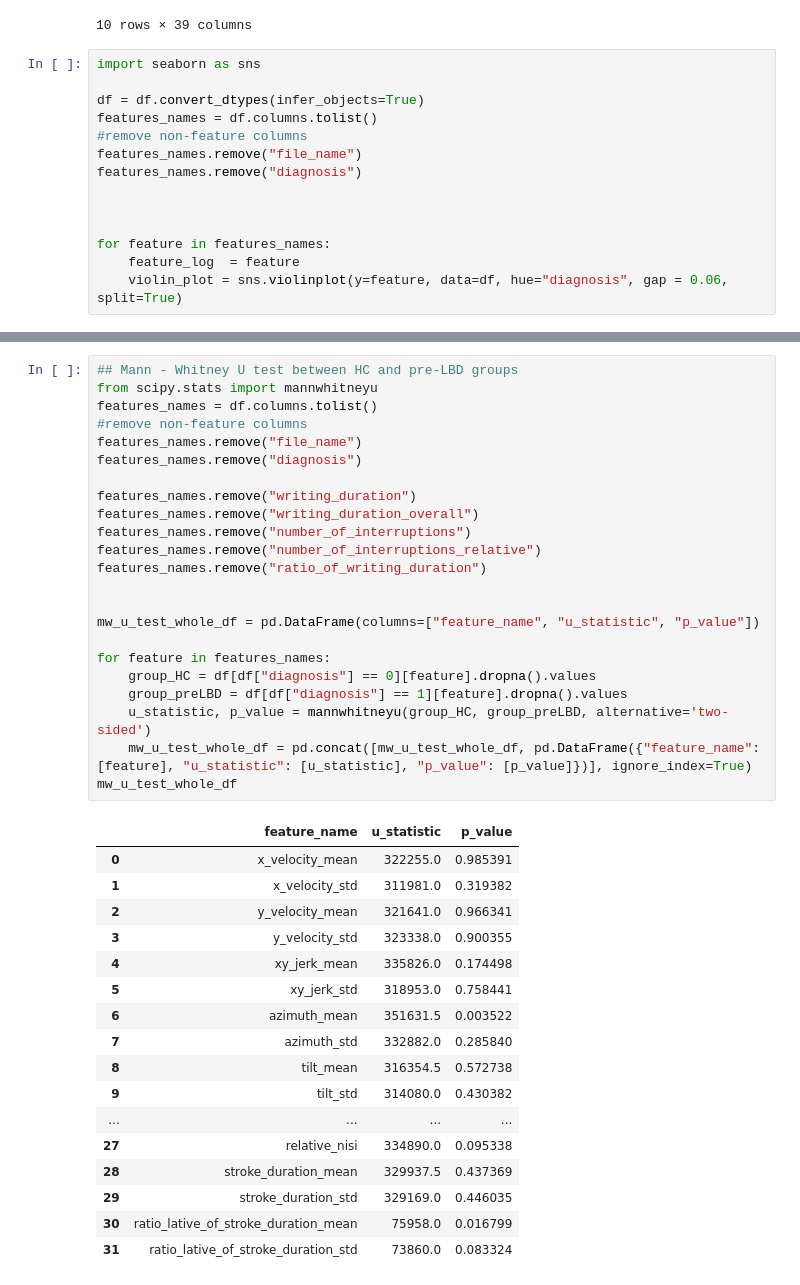
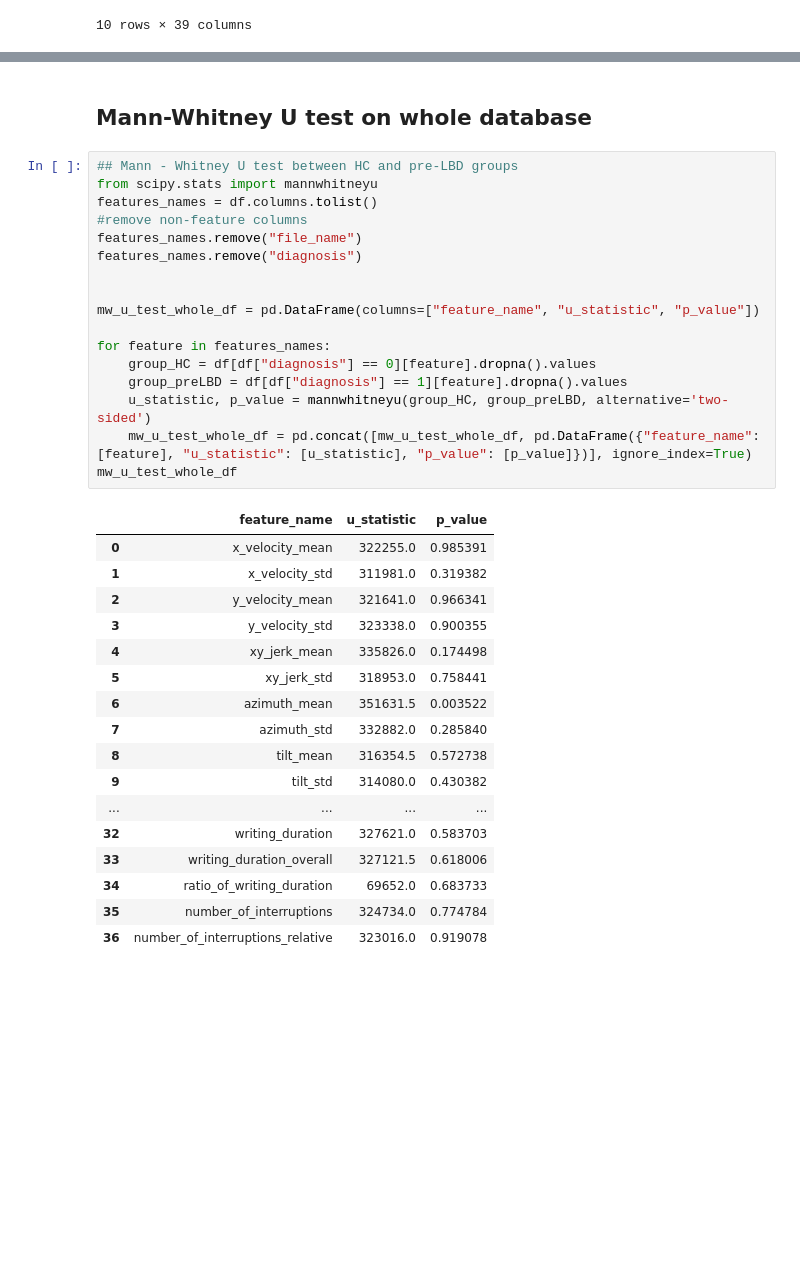
Before and after one commit to RichardLadislav/DOLPHIN-NDD_diagnostic, a Jupyter notebook: handcrafted_features_extraction/hf_analysis_refactor.ipynb, the cells around one changed output, grey strips where cells are left out. Saved outputs shown, nothing was run; the diff lists cells and outputs as text; blank space fills up the shorter version.

Commit message:
+markdown comments, +sigmoid quantil function, +violin plots 3 in row

```diff
--- a/handcrafted_features_extraction/hf_analysis_refactor.ipynb
+++ b/handcrafted_features_extraction/hf_analysis_refactor.ipynb
@@ -455,17 +438,3 @@ df.head(10)
 | 8 | HC-1#1_w.cz.fnusa.3_2.svc | 1 | 33.793248 | 28.655449 | 20.656390 | 22.870149 | 12637.708275 | ... |
 | 9 | HC-1#1_w.cz.fnusa.3_3.svc | 1 | 31.205703 | 26.987781 | 17.878599 | 18.739344 | 10020.598093 | ... |
 10 rows × 39 columns
-# %%
-import seaborn as sns
-
-df = df.convert_dtypes(infer_objects=True)
-features_names = df.columns.tolist()
-#remove non-feature columns
-features_names.remove("file_name")
-features_names.remove("diagnosis")
-
-
-
-for feature in features_names:
-    feature_log  = feature
-    violin_plot = sns.violinplot(y=feature, data=df, hue="diagnosis", gap = 0.06, split=True)
@@ -474,41 +527,37 @@ AttributeError: 'DataFrame' object has no attribute 'convert_objects'
+# %% [markdown]
+## Mann-Whitney U test on whole database
 # %%
 ## Mann - Whitney U test between HC and pre-LBD groups
 from scipy.stats import mannwhitneyu
 features_names = df.columns.tolist()
 #remove non-feature columns
 features_names.remove("file_name")
 features_names.remove("diagnosis")
-
-features_names.remove("writing_duration")
-features_names.remove("writing_duration_overall")
-features_names.remove("number_of_interruptions")
-features_names.remove("number_of_interruptions_relative")
-features_names.remove("ratio_of_writing_duration")
 
 
 mw_u_test_whole_df = pd.DataFrame(columns=["feature_name", "u_statistic", "p_value"])
 
 for feature in features_names:
     group_HC = df[df["diagnosis"] == 0][feature].dropna().values
     group_preLBD = df[df["diagnosis"] == 1][feature].dropna().values
     u_statistic, p_value = mannwhitneyu(group_HC, group_preLBD, alternative='two-sided')
     mw_u_test_whole_df = pd.concat([mw_u_test_whole_df, pd.DataFrame({"feature_name": [feature], "u_statistic": [u_statistic], "p_value": [p_value]})], ignore_index=True)
 mw_u_test_whole_df
 # %% [output]
 |  | feature_name | u_statistic | p_value |
 | 0 | x_velocity_mean | 322255.0 | 0.985391 |
 | 1 | x_velocity_std | 311981.0 | 0.319382 |
 | 2 | y_velocity_mean | 321641.0 | 0.966341 |
 | 3 | y_velocity_std | 323338.0 | 0.900355 |
 | 4 | xy_jerk_mean | 335826.0 | 0.174498 |
 | 5 | xy_jerk_std | 318953.0 | 0.758441 |
 | 6 | azimuth_mean | 351631.5 | 0.003522 |
 | 7 | azimuth_std | 332882.0 | 0.285840 |
 | 8 | tilt_mean | 316354.5 | 0.572738 |
 | 9 | tilt_std | 314080.0 | 0.430382 |
 | ... | ... | ... | ... |
-| 27 | relative_nisi | 334890.0 | 0.095338 |
-| 28 | stroke_duration_mean | 329937.5 | 0.437369 |
-| 29 | stroke_duration_std | 329169.0 | 0.446035 |
-| 30 | ratio_lative_of_stroke_duration_mean | 75958.0 | 0.016799 |
-| 31 | ratio_lative_of_stroke_duration_std | 73860.0 | 0.083324 |
+| 32 | writing_duration | 327621.0 | 0.583703 |
+| 33 | writing_duration_overall | 327121.5 | 0.618006 |
+| 34 | ratio_of_writing_duration | 69652.0 | 0.683733 |
+| 35 | number_of_interruptions | 324734.0 | 0.774784 |
+| 36 | number_of_interruptions_relative | 323016.0 | 0.919078 |
```
Also changed, not shown: parts of 12 cells of this notebook.
